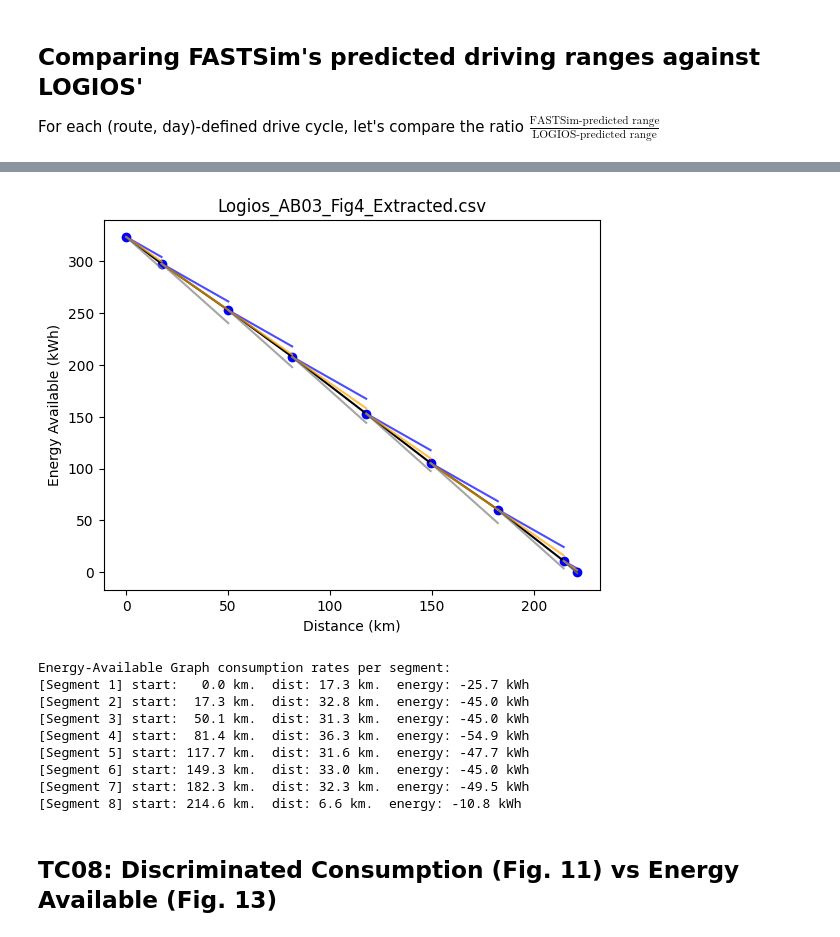
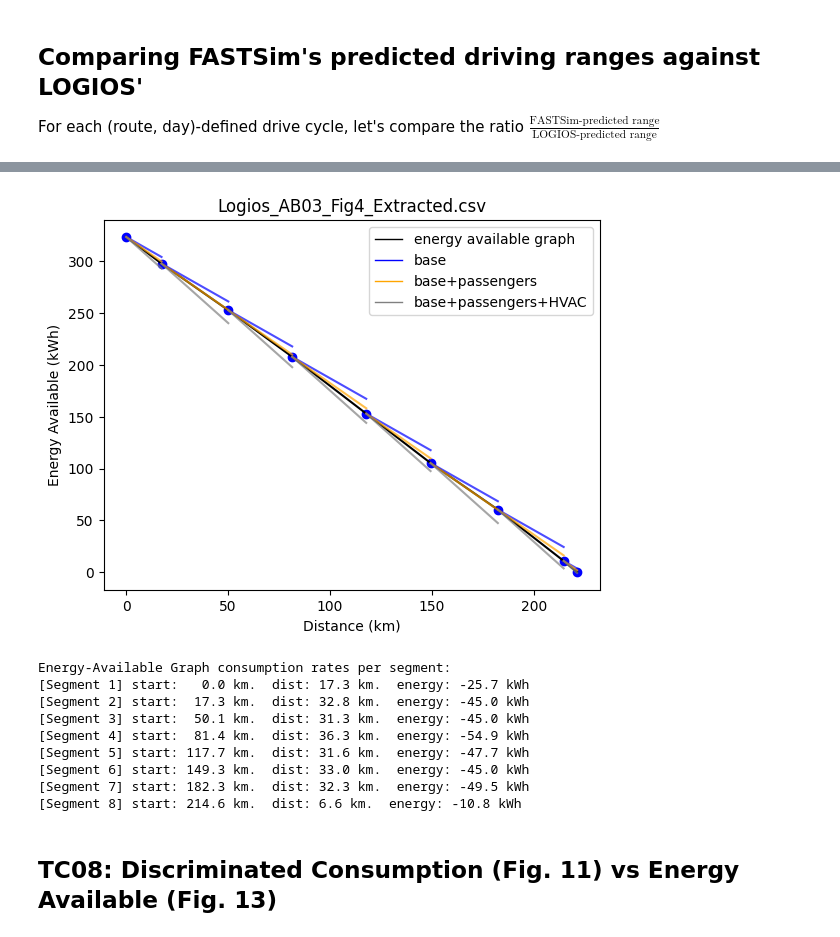
Before and after one commit to RESET-Lab/TransitBusSimulation, a Jupyter notebook: FASTSim Simulation/Bus Parameter Validation.ipynb, the cells around one changed output, grey strips where cells are left out. Drawn from its saved outputs; the diff is of its cells as text; code cells hidden in the pictures.

```diff
--- a/FASTSim Simulation/Bus Parameter Validation.ipynb
+++ b/FASTSim Simulation/Bus Parameter Validation.ipynb
@@ -273,4 +219,6 @@ Exploring the relationship between 'discriminated consumption' and 'energy avail
 # %%
+from matplotlib.lines import Line2D
+
 # Given an inital point x0,y0, line slope m, second x value x1, compute y1.
 def y(x, m, x0, y0):
     return m*(x-x0) + y0
@@ -292,36 +240,42 @@ def compare_logios_graphs_for_route(disc_consump_file, energy_avail_file):
     plt.plot(df.x, df.y, color='black')
     plt.scatter(df.x, df.y, color='blue')
 
     # Overlay discriminated consumption rates
     # For each segment, show what the energy burn-down would be at the rates depicted in the
     # respective discriminated consumption graph (e.g. fig 2)
     for i in range(len(df)-1):
         # Base
         x0, y0 = df.x[i], df.y[i]
         x1 = df.x[i+1]
-        plt.plot([x0, x1], [y0, y(x1, base_m, x0, y0)], color='blue', alpha=0.7)
+        plt.plot([x0, x1], [y0, y(x1, base_m, x0, y0)], color='blue', alpha=0.7, label='baseline')
         plt.plot([x0, x1], [y0, y(x1, base_pass_m, x0, y0)], color='orange', alpha=0.7)
         plt.plot([x0, x1], [y0, y(x1, base_pass_hvac_m, x0, y0)], color='gray', alpha=0.7)
-        # TODO: Or should each segment's dx be 36, to capture ?
 
     plt.title(f'{energy_avail_file}')
     plt.xlabel(f'Distance (km)')
     plt.ylabel(f'Energy Available (kWh)')
+    custom_lines = [
+        Line2D([0], [0], color='black', lw=1),
+        Line2D([0], [0], color='blue', lw=1),
+        Line2D([0], [0], color='orange', lw=1),
+        Line2D([0], [0], color='gray', lw=1),
+    ]
+    plt.legend(custom_lines, ['energy available graph', 'base', 'base+passengers', 'base+passengers+HVAC'])
     plt.show()
 
     print(f'Energy-Available Graph consumption rates per segment:')
     for i in range(1, len(df)):
         # Distance Travelled
         dx = df.x[i] - df.x[i-1]
         # Energy consumed
         de = df.y[i] - df.y[i-1]
         print(f"[Segment {i}] start: {df.x[i-1]:5.01f} km.  dist: {dx:3.01f} km.  energy: {de:5.01f} kWh")
 
 disc_consump_file = 'Logios_AB03_Fig2_Extracted.csv'
 energy_avail_file = 'Logios_AB03_Fig4_Extracted.csv'
 compare_logios_graphs_for_route(disc_consump_file, energy_avail_file)
 # %% [output]
-[figure, old version]
+[figure, new version]
 Energy-Available Graph consumption rates per segment:
 [Segment 1] start:   0.0 km.  dist: 17.3 km.  energy: -25.7 kWh
 [Segment 2] start:  17.3 km.  dist: 32.8 km.  energy: -45.0 kWh
```
Also changed, not shown: parts of 21 cells of this notebook, 4 other files.
